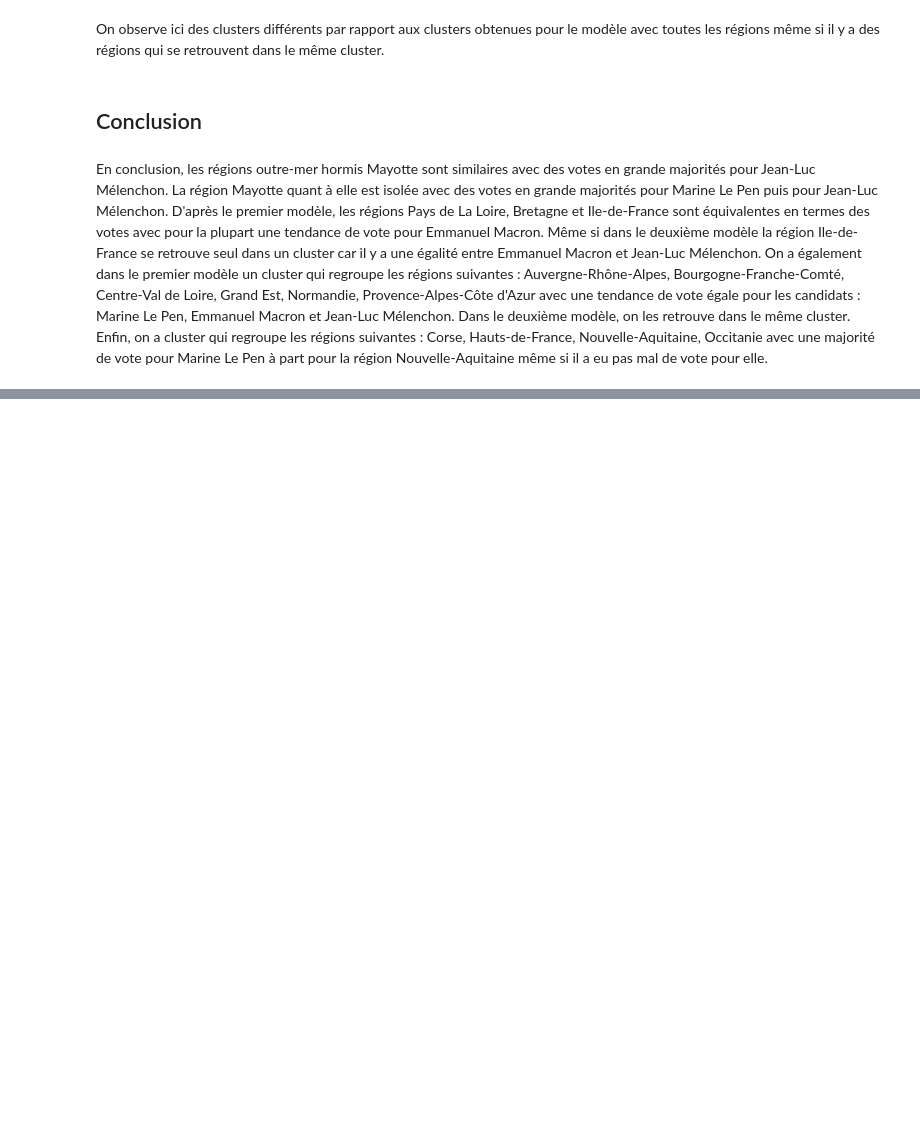
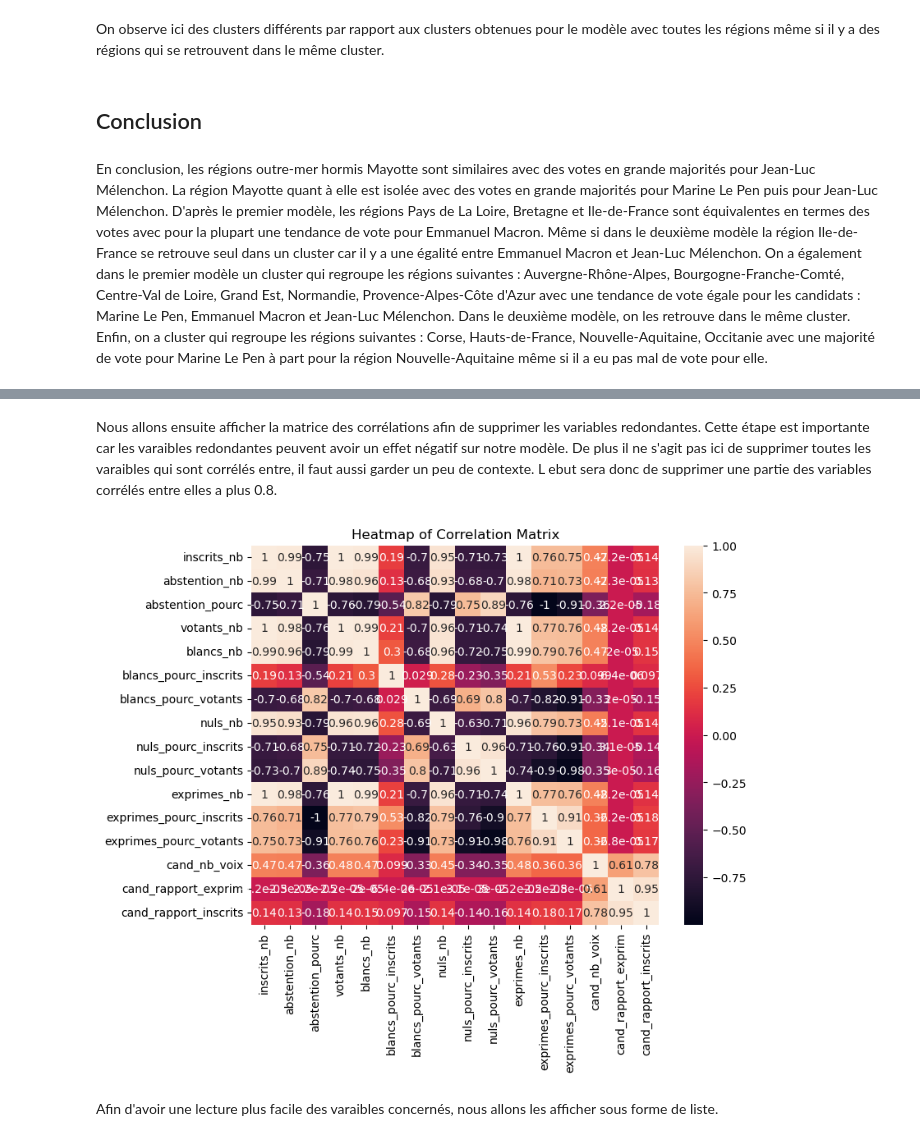
Before and after one commit to Antoine3529/APST2, a Jupyter notebook: Model_clust.ipynb, the cells around one changed output, grey strips where cells are left out. Drawn from its saved outputs; the diff is of its cells as text; code cells hidden in the pictures; blank space fills up the shorter version.

```diff
--- a/Model_clust.ipynb
+++ b/Model_clust.ipynb
@@ -352,0 +371,5 @@ En conclusion, les régions outre-mer hormis Mayotte sont similaires avec des vo
+# %%
+data_pres
+columns_to_drop = ['url', 'reg_code', 'reg_code_3', 'num_tour', 'cand_num_panneau','cand_prenom', 'cand_civil']
+
+data = data_pres.drop(columns_to_drop, axis=1)
@@ -352,0 +392,13 @@ En conclusion, les régions outre-mer hormis Mayotte sont similaires avec des vo
+# %% [markdown]
+Nous allons ensuite afficher la matrice des corrélations afin de supprimer les variables redondantes. Cette étape est importante car les varaibles redondantes peuvent avoir un effet négatif sur notre modèle. De plus il ne s'agit pas ici de supprimer toutes les varaibles qui sont corrélés entre, il faut aussi garder un peu de contexte. L ebut sera donc de supprimer une partie des variables corrélés entre elles a plus 0.8.
+# %%
+corr_matrix = data.corr()
+
+plt.figure(figsize=(8, 6))
+sns.heatmap(corr_matrix, annot=True)
+plt.title('Heatmap of Correlation Matrix')
+plt.show()
+# %% [output]
+[figure, added]
+# %% [markdown]
+Afin d'avoir une lecture plus facile des varaibles concernés, nous allons les afficher sous forme de liste.
```
Also changed, not shown: parts of 25 cells of this notebook.
